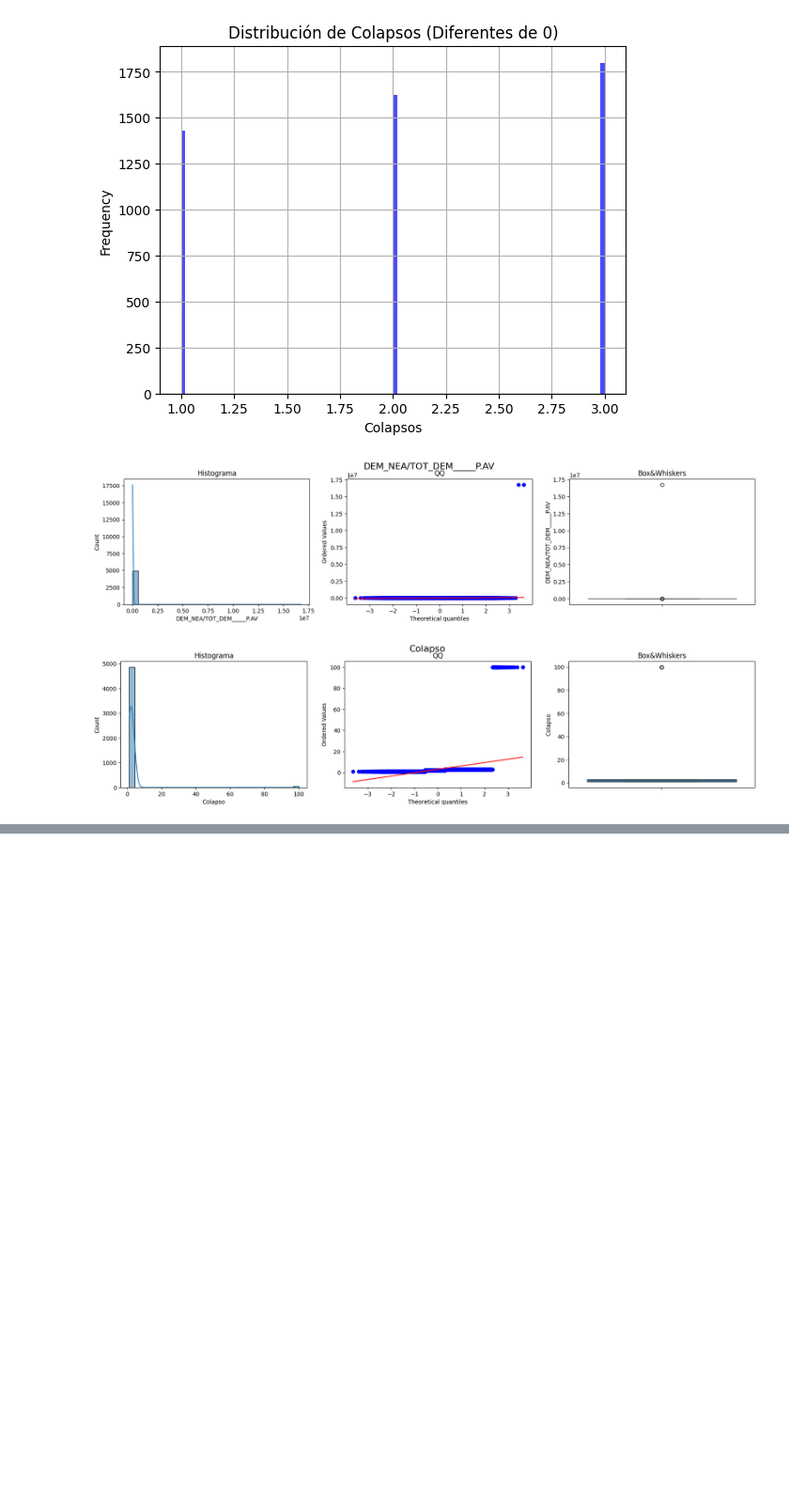
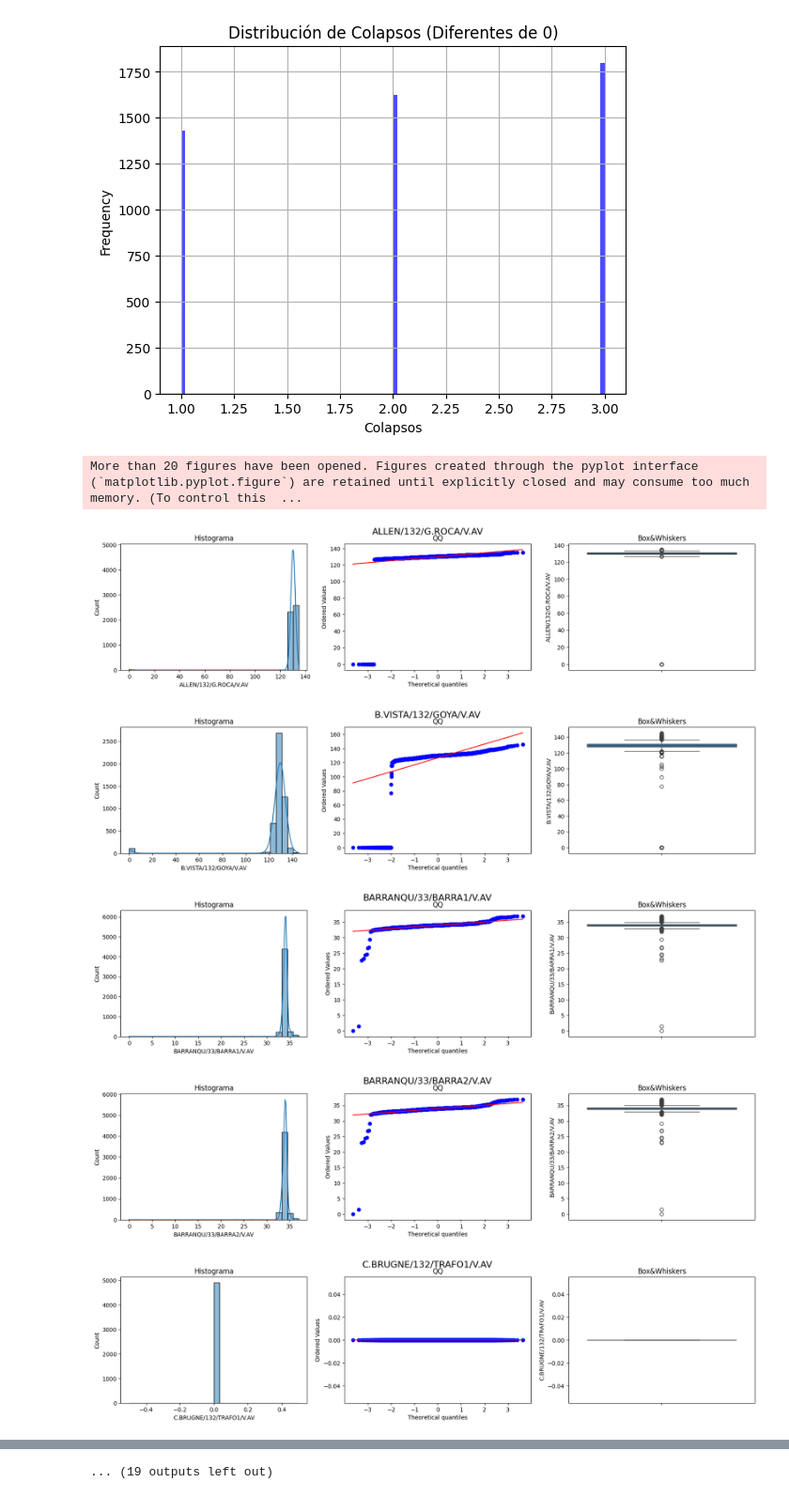
Before and after one commit to ClaraBureu/CEIA, a Jupyter notebook: NEA/ds_analisis.ipynb, the cells around one changed output, grey strips where cells are left out. Shown at 94% size. Cells and saved outputs as stored; diff of their text form; code cells hidden in the pictures; blank space fills up the shorter version.

```diff
--- a/NEA/ds_analisis.ipynb
+++ b/NEA/ds_analisis.ipynb
@@ -25,5 +25,5 @@ df_nea_hora.to_csv('colpasos_veranos.csv', index=False)
 # %%
-df_nea = pd.read_csv('colpasos_veranos.csv')
+df_nea = pd.read_csv('DataSet/colpasos_veranos.csv')
 # %%
 df_nea.set_index('Timestamp', inplace=True)
 # %%
@@ -205,14 +190,15 @@ def outlier_diagnostic_plots(df, variable):
     axes[2].set_title('Box&Whiskers')
 
     fig.suptitle(variable, fontsize=16)
-# %%
-norm_col = [
-    'DEM_NEA/TOT_DEM_____P.AV',
-    'Colapso'
-]
-
-for col in norm_col:
-    outlier_diagnostic_plots(df_nea_hora_colapsos, col)
-# %% [output]
-[figure, removed]
-[figure, removed]
+# %%
+columns_to_plot = [col for col in df_nea_hora_colapsos.columns if col.endswith('/V.AV')]
+
+for col in columns_to_plot:
+    outlier_diagnostic_plots(df_nea_hora_colapsos, col)
+# %% [output]
+More than 20 figures have been opened. Figures created through the pyplot interface (`matplotlib.pyplot.figure`) are retained until explicitly closed and may consume too much memory. (To control this  ...
+[figure, added]
+[figure, added]
+[figure, added]
+[figure, added]
+[figure, added]
@@ -219,3 +211,4 @@ for col in norm_col:
+... (19 outputs left out)
 # %%
 # Asegurarse de que la columna de índices sea de tipo datetime
 df_nea_hora_colapsos.index = pd.to_datetime(df_nea_hora_colapsos.index)
```
Also changed, not shown: parts of 6 cells of this notebook, 4 other files.
